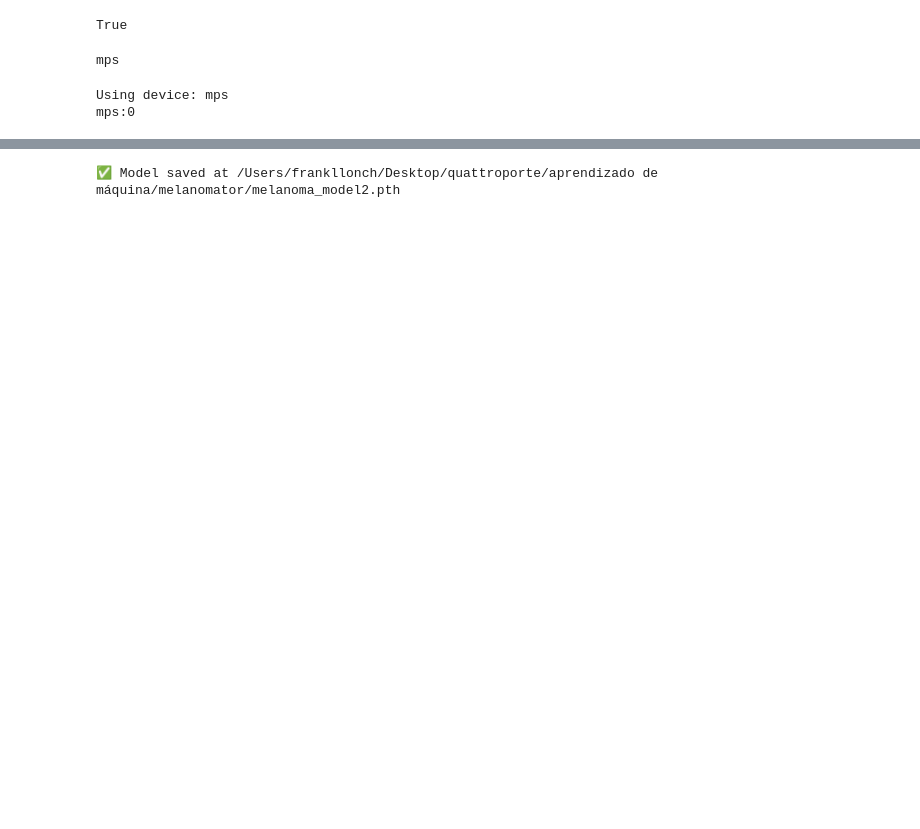
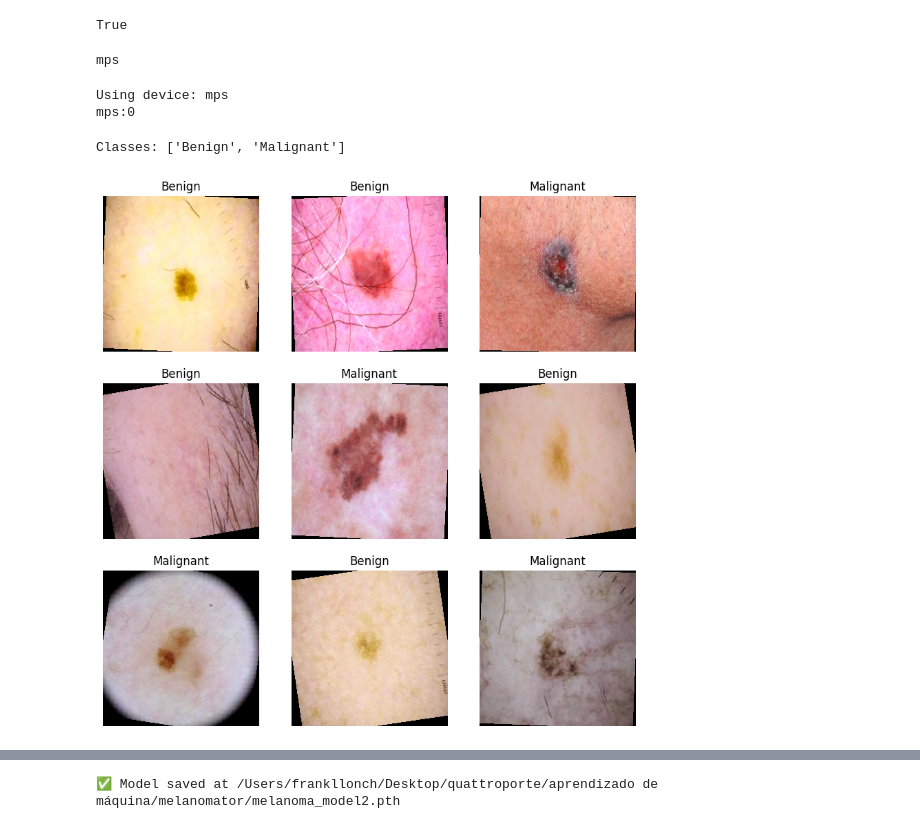
Before and after one commit to frankllonch/melanomator, a Jupyter notebook: melanomatorsmart.ipynb, the cells around one changed output, grey strips where cells are left out. Cells and saved outputs as stored; diff of their text form; code cells hidden in the pictures; blank space fills up the shorter version.

```diff
--- a/melanomatorsmart.ipynb
+++ b/melanomatorsmart.ipynb
@@ -46,0 +71,42 @@ mps:0
+# %%
+# ===========================
+# 3️⃣ LOAD DATASETS
+# ===========================
+train_data = datasets.ImageFolder(TRAIN_DIR, transform=train_transforms)
+test_data = datasets.ImageFolder(TEST_DIR, transform=test_transforms)
+
+train_loader = DataLoader(train_data, batch_size=BATCH_SIZE, shuffle=True)
+test_loader = DataLoader(test_data, batch_size=BATCH_SIZE, shuffle=False)
+
+class_names = train_data.classes
+print(f"Classes: {class_names}")
+# %% [output]
+Classes: ['Benign', 'Malignant']
+# %%
+# ===========================
+# 4️⃣ VISUALIZE TRANSFORMED IMAGES
+# ===========================
+def imshow_tensor(tensor, title=None):
+    """Convert normalized tensor to displayable image."""
+    img = tensor.numpy().transpose((1, 2, 0))
+    mean = np.array([0.485, 0.456, 0.406])
+    std = np.array([0.229, 0.224, 0.225])
+    img = std * img + mean  # unnormalize
+    img = np.clip(img, 0, 1)
+    plt.imshow(img)
+    if title:
+        plt.title(title)
+    plt.axis('off')
+
+# Preview a batch
+dataiter = iter(train_loader)
+images, labels = next(dataiter)
+
+plt.figure(figsize=(10, 10))
+for i in range(9):
+    plt.subplot(3, 3, i+1)
+    imshow_tensor(images[i])
+    plt.title(class_names[labels[i]])
+plt.show()
+# %% [output]
+[figure, added]
```
Also changed, not shown: parts of 12 cells of this notebook, 2 other files.
